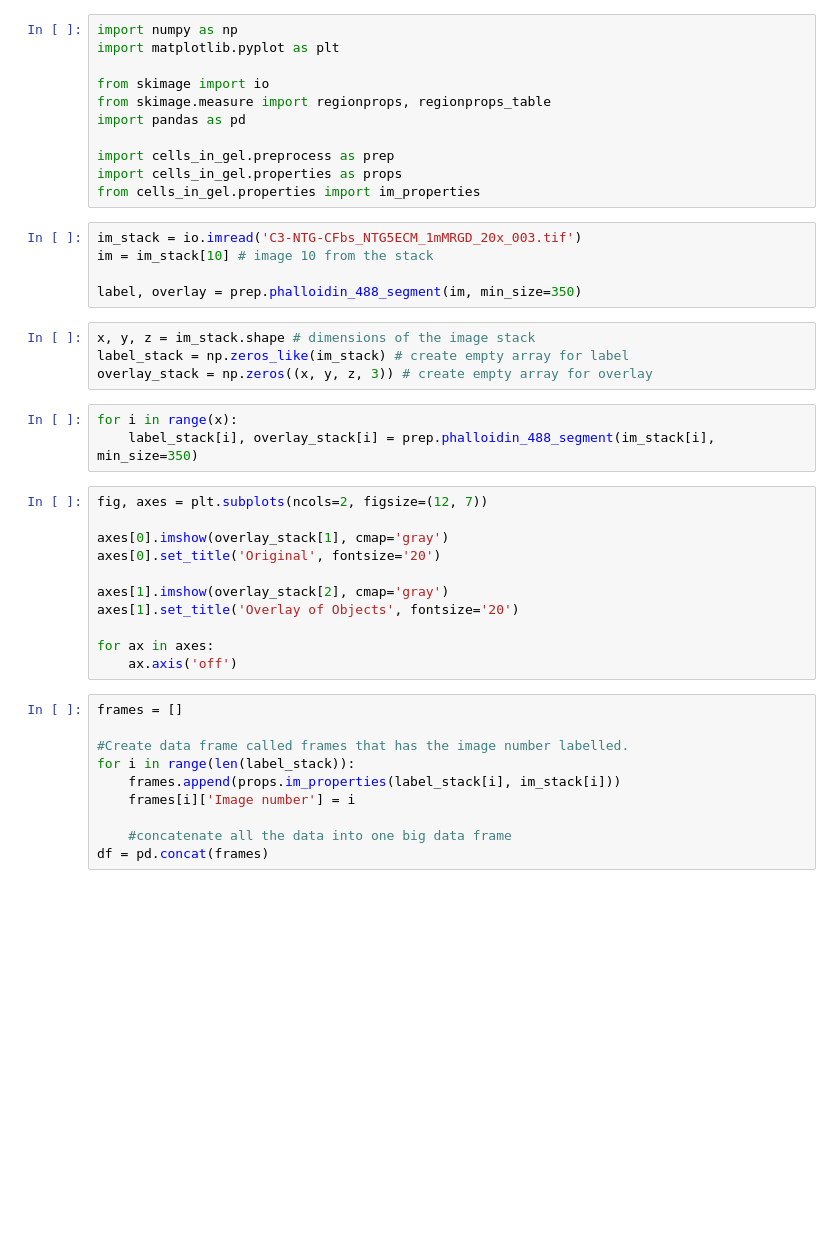
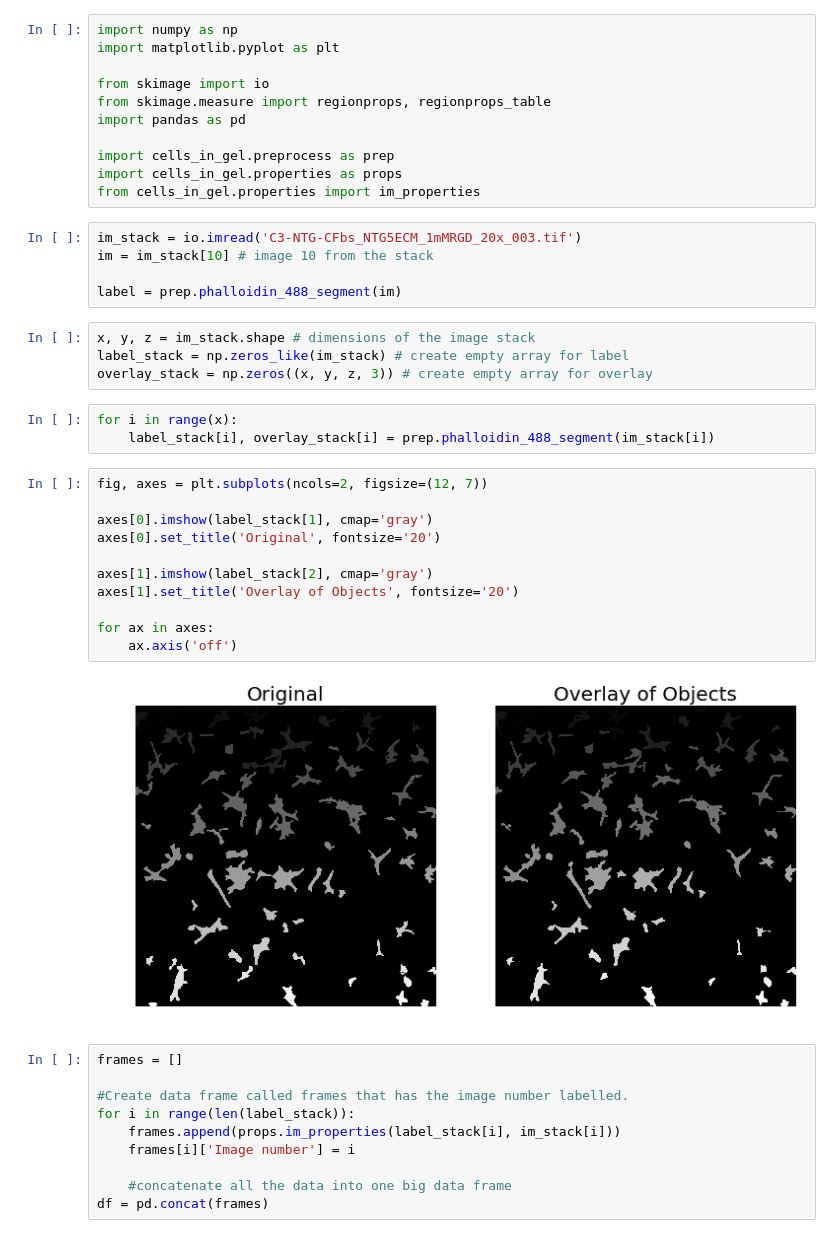
Before and after one commit to jingexu/cells-in-gel, a Jupyter notebook: Z_stack_linking.ipynb, the cells around one changed output. Cells and saved outputs as stored; diff of their text form; blank space fills up the shorter version.

```diff
--- a/Z_stack_linking.ipynb
+++ b/Z_stack_linking.ipynb
@@ -13,25 +13,27 @@ from cells_in_gel.properties import im_properties
 im_stack = io.imread('C3-NTG-CFbs_NTG5ECM_1mMRGD_20x_003.tif')
 im = im_stack[10] # image 10 from the stack
 
-label, overlay = prep.phalloidin_488_segment(im, min_size=350)
+label = prep.phalloidin_488_segment(im)
 # %%
 x, y, z = im_stack.shape # dimensions of the image stack
 label_stack = np.zeros_like(im_stack) # create empty array for label
 overlay_stack = np.zeros((x, y, z, 3)) # create empty array for overlay
 # %%
 for i in range(x):
-    label_stack[i], overlay_stack[i] = prep.phalloidin_488_segment(im_stack[i], min_size=350)
+    label_stack[i], overlay_stack[i] = prep.phalloidin_488_segment(im_stack[i])
 # %%
 fig, axes = plt.subplots(ncols=2, figsize=(12, 7))
 
-axes[0].imshow(overlay_stack[1], cmap='gray')
+axes[0].imshow(label_stack[1], cmap='gray')
 axes[0].set_title('Original', fontsize='20')
 
-axes[1].imshow(overlay_stack[2], cmap='gray')
+axes[1].imshow(label_stack[2], cmap='gray')
 axes[1].set_title('Overlay of Objects', fontsize='20')
 
 for ax in axes:
     ax.axis('off')
+# %% [output]
+[figure, added]
 # %%
 frames = []
 
```
Also changed, not shown: parts of 10 cells of this notebook, 3 other files.
